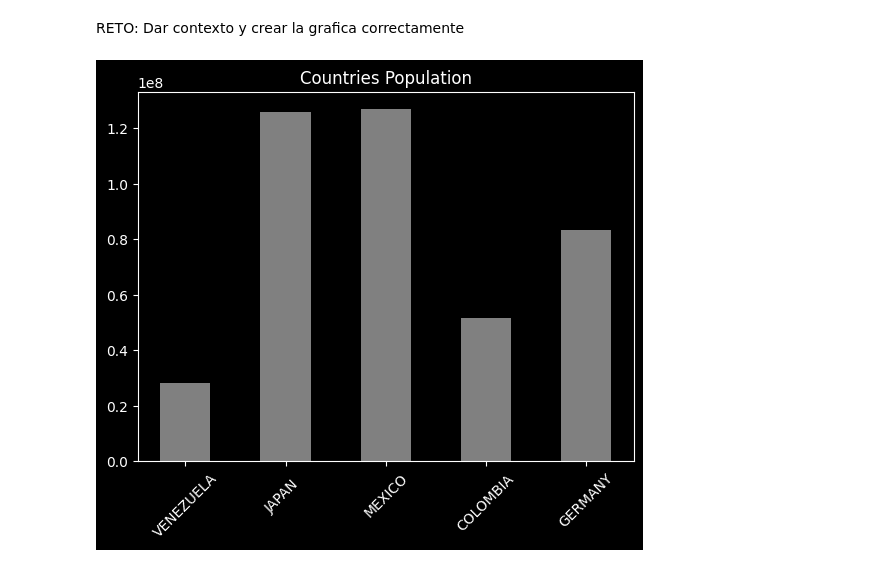
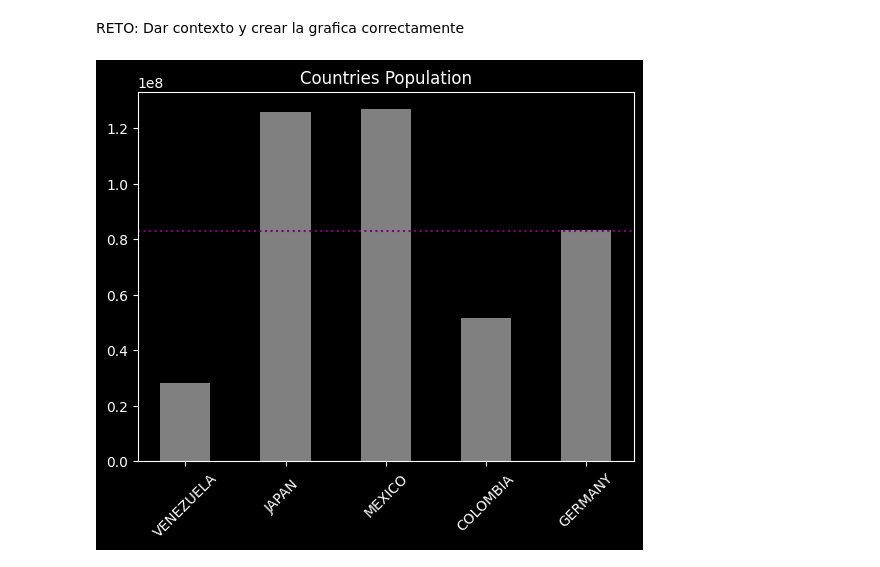
Before and after one commit to SergioDLezama/Matplotlib-Seaborn-Platzi, a Jupyter notebook: 08_bar_plot.ipynb, the cells around one changed output. Saved outputs shown, nothing was run; the diff lists cells and outputs as text; code cells hidden in the pictures.

Commit message:
Fin cap 8, Tarea hecha, Mediana agregada

```diff
--- a/08_bar_plot.ipynb
+++ b/08_bar_plot.ipynb
@@ -78,14 +78,18 @@ RETO: Dar contexto y crear la grafica correctamente
 # %%
 # Definimos variables categoricas
 
 country = ['VENEZUELA','JAPAN','MEXICO','COLOMBIA','GERMANY']
 population = [28200000,125700000,126700000,51520000,83200000]
 
+pop_median = np.average(population)
+
 plt.title('Countries Population')
 
 plt.bar(country,population,width=0.5,color='gray')
 plt.xticks(np.arange(5),(['VENEZUELA','JAPAN  ','MEXICO','COLOMBIA','GERMANY']),rotation=45)
 
+plt.axhline(y = pop_median, color = 'purple', linestyle = ':', label='Population Median')
+
 plt.show()
 # %% [output]
-[figure, old version]
+[figure, new version]
```
